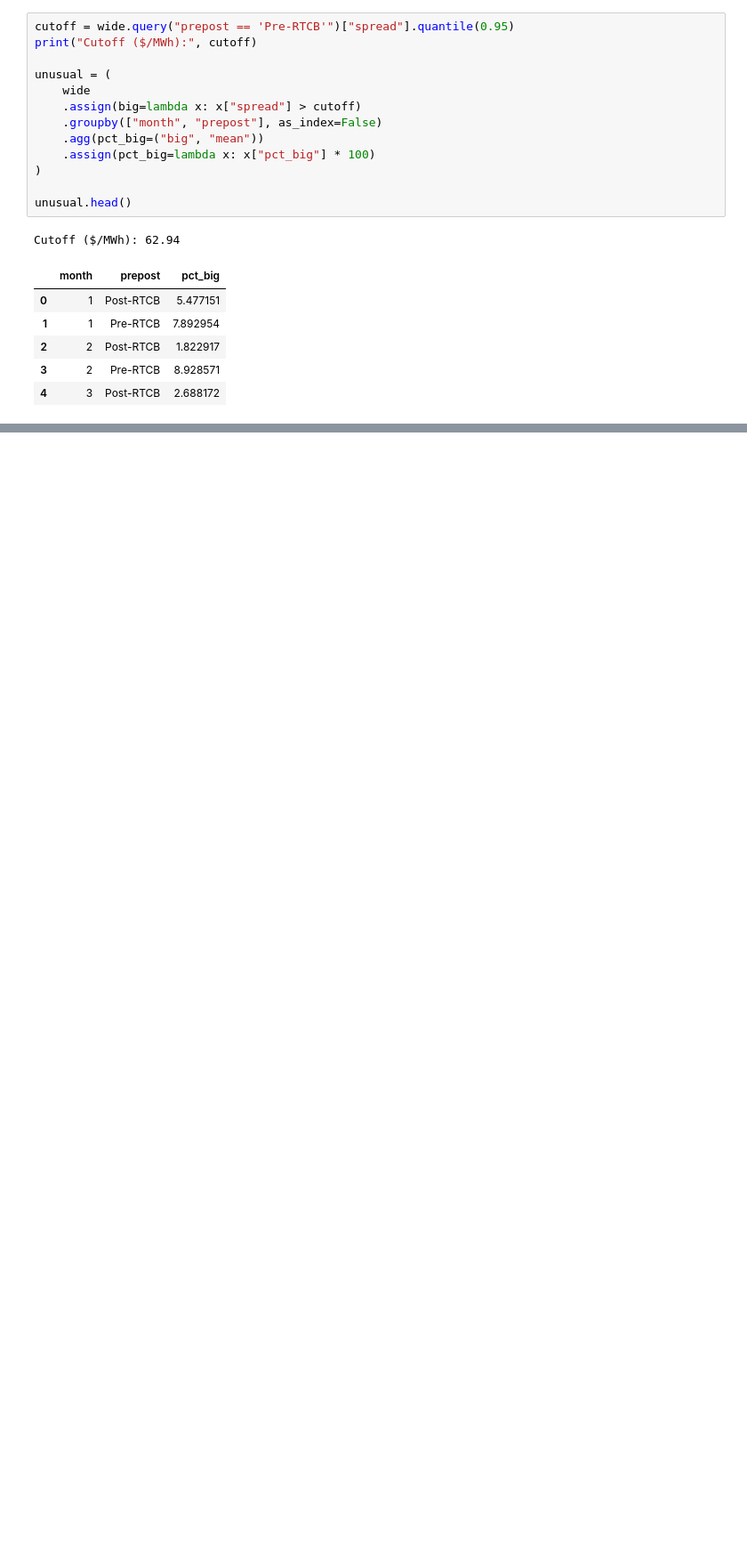
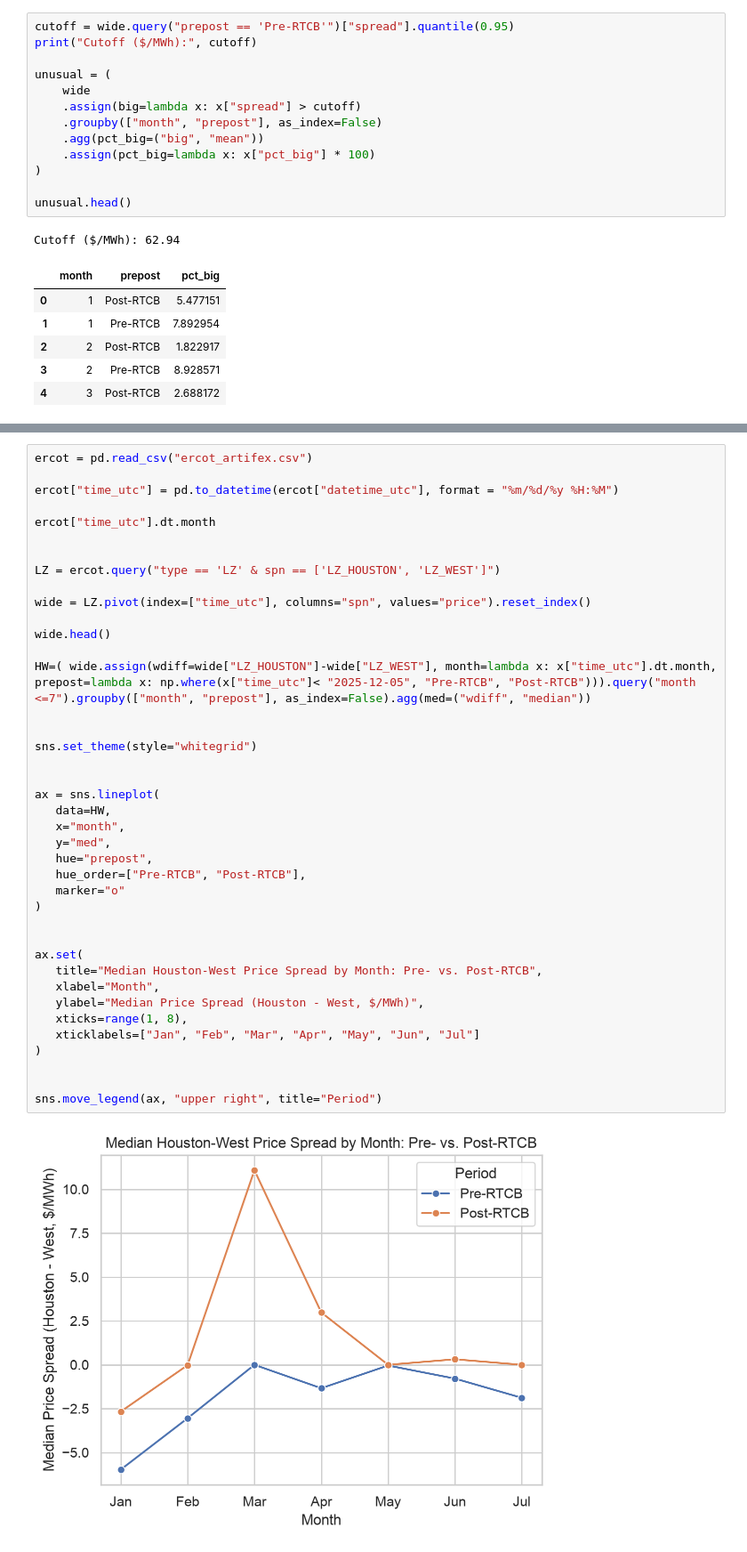
Before and after one commit to joeviens/artifex_quarto, a Jupyter notebook: projects/ercot_analysis.ipynb, the cells around one changed output, grey strips where cells are left out. Shown at 89% size. Saved outputs shown, nothing was run; the diff lists cells and outputs as text; blank space fills up the shorter version.

```diff
--- a/projects/ercot_analysis.ipynb
+++ b/projects/ercot_analysis.ipynb
@@ -64,0 +136,42 @@ NameError: name 'sns' is not defined
+# %%
+ercot = pd.read_csv("ercot_artifex.csv")
+
+ercot["time_utc"] = pd.to_datetime(ercot["datetime_utc"], format = "%m/%d/%y %H:%M")
+
+ercot["time_utc"].dt.month
+
+
+LZ = ercot.query("type == 'LZ' & spn == ['LZ_HOUSTON', 'LZ_WEST']")
+
+wide = LZ.pivot(index=["time_utc"], columns="spn", values="price").reset_index()
+
+wide.head()
+
+HW=( wide.assign(wdiff=wide["LZ_HOUSTON"]-wide["LZ_WEST"], month=lambda x: x["time_utc"].dt.month, prepost=lambda x: np.where(x["time_utc"]< "2025-12-05", "Pre-RTCB", "Post-RTCB"))).query("month <=7").groupby(["month", "prepost"], as_index=False).agg(med=("wdiff", "median"))
+
+
+sns.set_theme(style="whitegrid")
+
+
+ax = sns.lineplot(
+   data=HW,
+   x="month",
+   y="med",
+   hue="prepost",
+   hue_order=["Pre-RTCB", "Post-RTCB"],
+   marker="o"
+)
+
+
+ax.set(
+   title="Median Houston-West Price Spread by Month: Pre- vs. Post-RTCB",
+   xlabel="Month",
+   ylabel="Median Price Spread (Houston - West, $/MWh)",
+   xticks=range(1, 8),
+   xticklabels=["Jan", "Feb", "Mar", "Apr", "May", "Jun", "Jul"]
+)
+
+
+sns.move_legend(ax, "upper right", title="Period")
+# %% [output]
+[figure, added]
```
Also changed, not shown: parts of 7 cells of this notebook, 14 other files.
